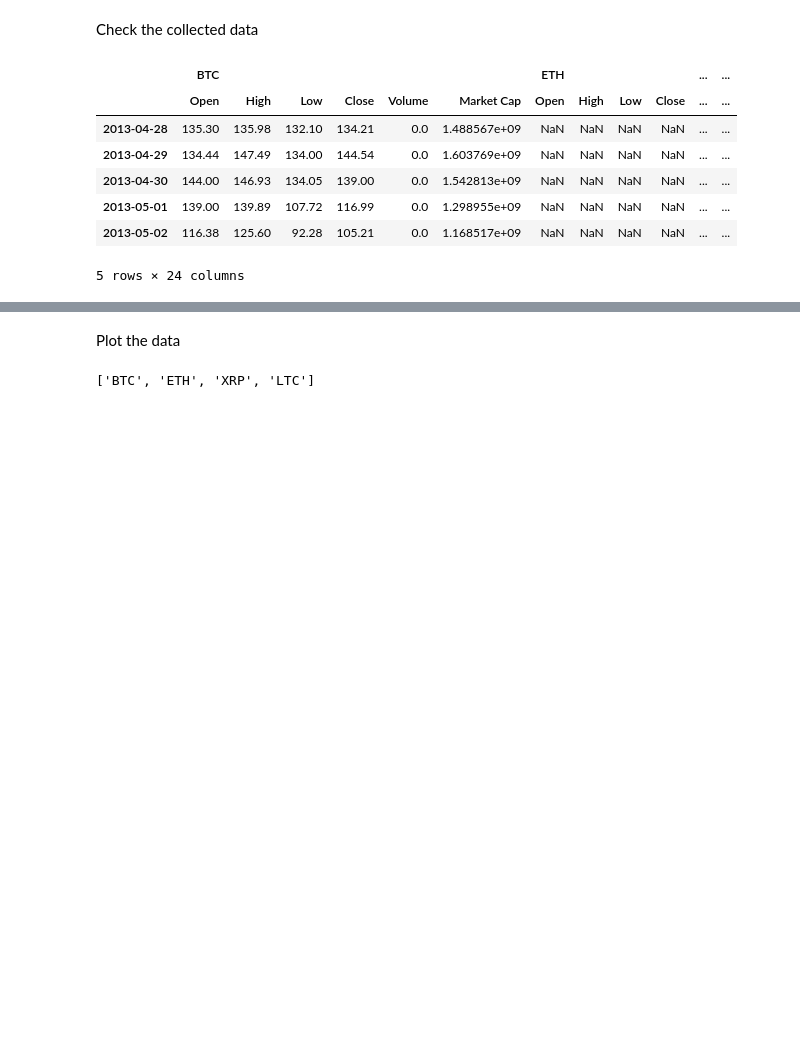
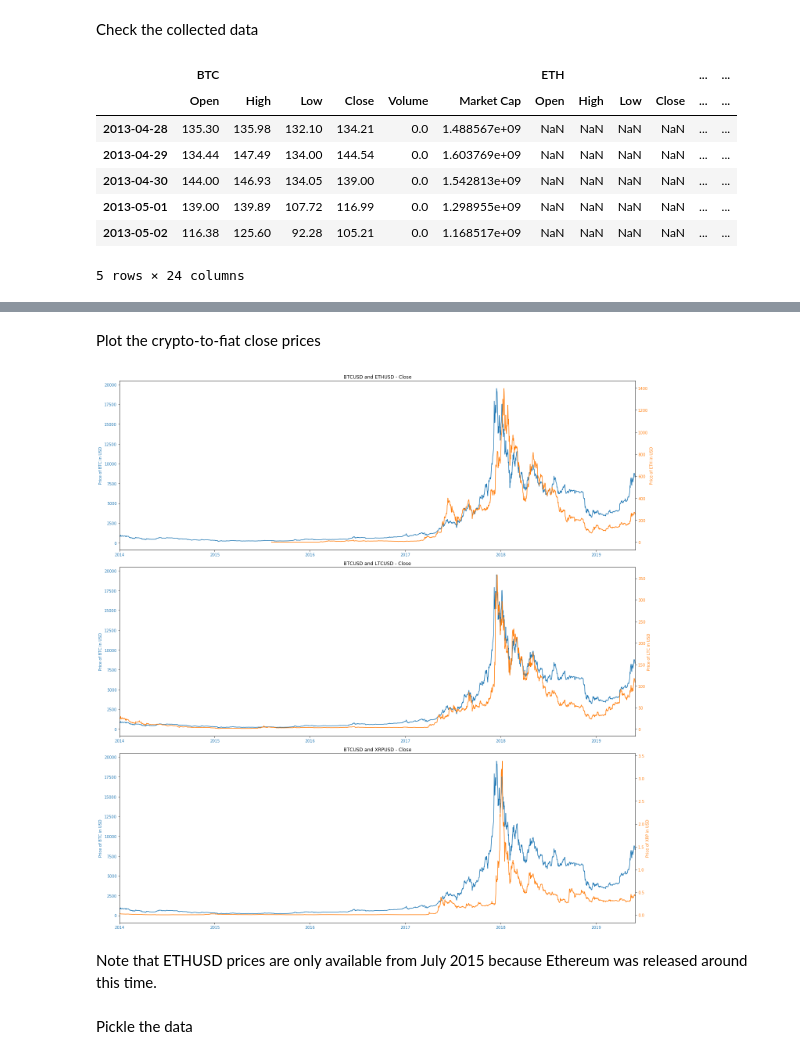
Before and after one commit to DinodC/pair-trading-cryptos, a Jupyter notebook: 01_pair_trading_cryptos.ipynb, the cells around one changed output, grey strips where cells are left out. Drawn from its saved outputs; the diff is of its cells as text; code cells hidden in the pictures; blank space fills up the shorter version.

```diff
--- a/01_pair_trading_cryptos.ipynb
+++ b/01_pair_trading_cryptos.ipynb
@@ -235,7 +237,64 @@ crypto.tail()
 5 rows × 24 columns
+# %% [markdown]
+Plot the crypto-to-fiat close prices
+# %%
+plt.figure(figsize=[20, 20])
+
+# Subplot 1
+# BTC
+color = 'tab:blue'
+ax1 = plt.subplot(3, 1, 1)
+plt.plot(crypto.BTC.Close, color=color)
+ax1.set_ylabel('Price of BTC in USD', color=color)
+ax1.tick_params(labelcolor=color)
+# ETH
+color = 'tab:orange'
+ax2 = ax1.twinx()
+plt.plot(crypto.ETH.Close, color=color)
+ax2.set_ylabel('Price of ETH in USD', color=color)
+ax2.tick_params(labelcolor=color)
+# Title
+plt.title('BTCUSD and ETHUSD - Close')
+plt.xlim('2014-01-01', '2019-06-01')
+
+# Subplot 2
+# BTC
+color = 'tab:blue'
+ax1 = plt.subplot(3, 1, 2)
+plt.plot(crypto.BTC.Close, color=color)
+ax1.set_ylabel('Price of BTC in USD', color=color)
+ax1.tick_params(labelcolor=color)
+# LTC
+color = 'tab:orange'
+ax2 = ax1.twinx()
+plt.plot(crypto.LTC.Close, color=color)
+ax2.set_ylabel('Price of LTC in USD', color=color)
+ax2.tick_params(labelcolor=color)
+# Title
+plt.title('BTCUSD and LTCUSD - Close')
+plt.xlim('2014-01-01', '2019-06-01')
+
+# Subplot 3
+# BTC
+color = 'tab:blue'
+ax1 = plt.subplot(3, 1, 3)
+plt.plot(crypto.BTC.Close, color=color)
+ax1.set_ylabel('Price of BTC in USD', color=color)
+ax1.tick_params(labelcolor=color)
+# ETH
+color = 'tab:orange'
+ax2 = ax1.twinx()
+plt.plot(crypto.XRP.Close, color=color)
+ax2.set_ylabel('Price of XRP in USD', color=color)
+ax2.tick_params(labelcolor=color)
+# Title
+plt.title('BTCUSD and XRPUSD - Close')
+plt.xlim('2014-01-01', '2019-06-01')
+
+plt.tight_layout() # Right y label is not clipped
+# %% [output]
+[figure, added]
+# %% [markdown]
+Note that ETHUSD prices are only available from July 2015 because Ethereum was released around this time.
 # %% [markdown]
-Plot the data
+Pickle the data
-# %%
-id
-# %% [output]
-['BTC', 'ETH', 'XRP', 'LTC']
```
Also changed, not shown: parts of 15 cells of this notebook, 4 other files.
